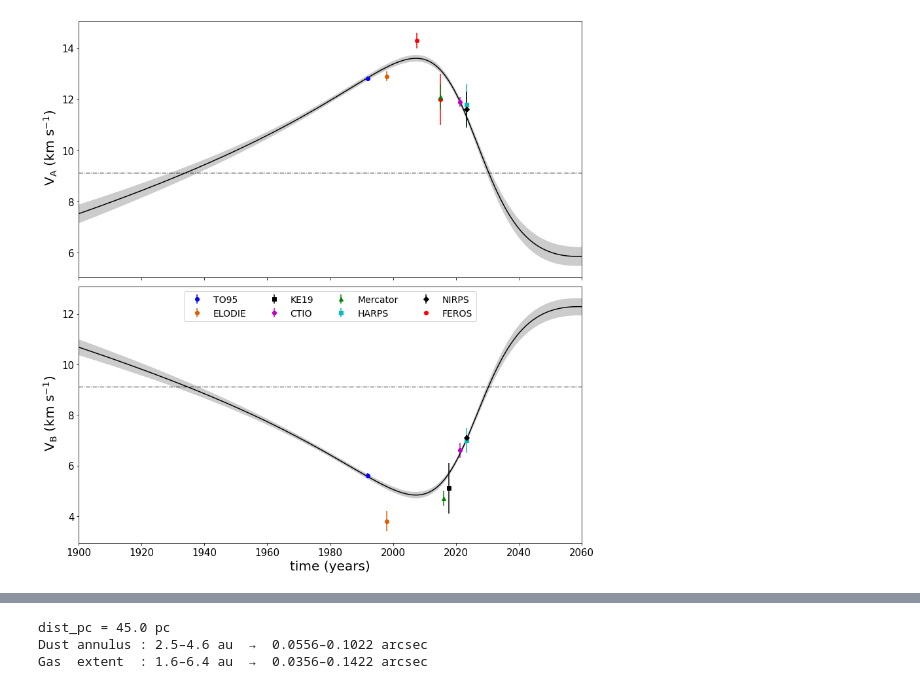
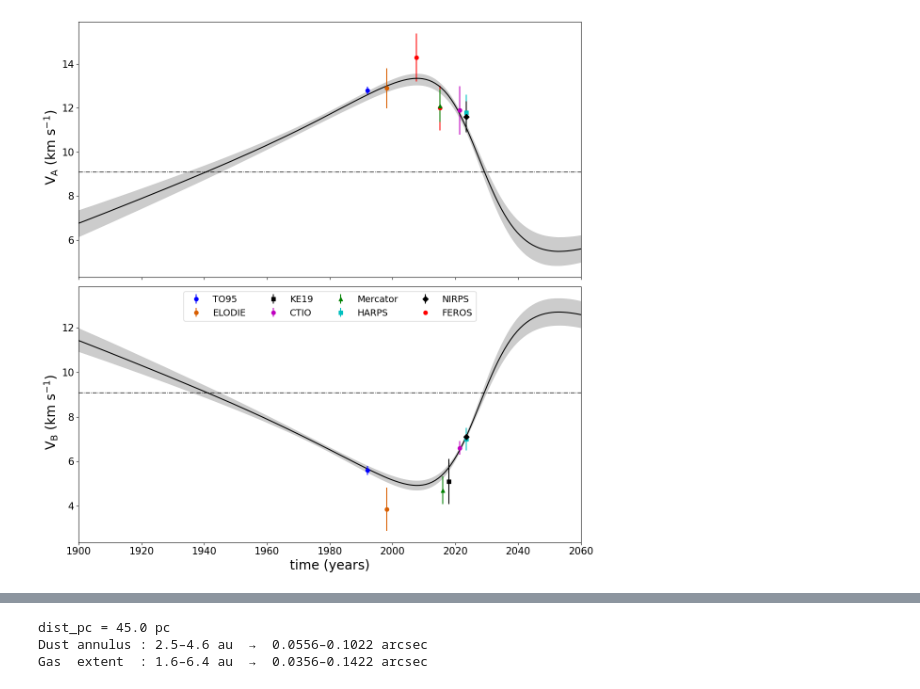
Before and after one commit to szunigaf/HD98800-orbit, a Jupyter notebook: AB/AB_orbit.ipynb, the cells around one changed output, grey strips where cells are left out. Saved outputs shown, nothing was run; the diff lists cells and outputs as text; code cells hidden in the pictures.

```diff
--- a/AB/AB_orbit.ipynb
+++ b/AB/AB_orbit.ipynb
@@ -62,12 +65,11 @@ yr = 365.25
 # parallax from Validation of the new Hipparcos reduction (2007).
 plx_hip = [22.27, 2.31]
 
-# From our orbital solution
-plx_BaBb = [21.9, 0.4]
+# From our last orbital solution
+plx_BaBb = [21.9, 0.35]
 
 
-# RV from our orbital solution of AaAb and BaBb (gamma_1 and gamma_2)
-
+# RV from our last orbital solution of AaAb and BaBb (gamma_1 and gamma_2)
 RV_A = pd.read_csv('RV_A.csv')
 RV_B = pd.read_csv('RV_B.csv')
 
@@ -83,7 +85,7 @@ rvB_err = np.ascontiguousarray(RV_B["B_err"], dtype=float) # km/s
 # %%
 # Read astrometry
 
-astrometry_AB = pd.read_csv('AB_astrometry_2.csv')
+astrometry_AB = pd.read_csv('AB_astrometry.csv')
 
 # convert years to jds
 astro_jds = Time(np.ascontiguousarray(astrometry_AB["date"]), format="byear").jd
@@ -651,6 +653,6 @@ calc_K_2(map_soln['Mtot'], map_soln['MA'], map_soln['ecc'], map_soln['incl'], ma
 np.random.seed(39091)
 with model:
     trace = pmx.sample(
-        tune=2500, draws=2000, start=map_soln, chains=7, cores=7, target_accept=0.95, init="adapt_full",
+        tune=4500, draws=2000, start=map_soln, chains=4, cores=4, target_accept=0.98, init="adapt_full",
     )
 # %% [output]
@@ -947,22 +931,50 @@ plt.show()
 # %%
 fig, ax = plt.subplots(nrows=2, sharex=True, figsize=(12, 12))
 
+def scaled_err(rv_err, jitter_name):
+    return np.sqrt(rv_err**2 + np.exp(2 * np.median(trace[jitter_name])))
+
+errA_TO95 = scaled_err(rvA_err[0], "logjitterouter")
+errA_ELO = scaled_err(rvA_err[1], "logjitterouter_ELO")
+errA_FEROS = scaled_err(rvA_err[2], "logjitterouter_FEROS")
+errA_FEROS2 = scaled_err(rvA_err[3], "logjitterouter_FEROS2")
+errA_CTIO = scaled_err(rvA_err[4], "logjitterouter_CTIO")
+errA_MERCATOR = scaled_err(rvA_err[5], "logjitterouter_MERCATOR")
+errA_HARPS = scaled_err(rvA_err[6], "logjitterouter_HARPS")
+errA_NIRPS = scaled_err(rvA_err[7], "logjitterouter_NIRPS")
+
+errB_TO95 = scaled_err(rvB_err[0], "logjitterouter")
+errB_ELO = scaled_err(rvB_err[1], "logjitterouter_ELO")
+errB_K19 = scaled_err(rvB_err[2], "logjitterouter_K19")
+errB_CTIO = scaled_err(rvB_err[3], "logjitterouter_CTIO")
+errB_MERCATOR = scaled_err(rvB_err[4], "logjitterouter_MERCATOR")
+errB_HARPS = scaled_err(rvB_err[5], "logjitterouter_HARPS")
+errB_NIRPS = scaled_err(rvB_err[6], "logjitterouter_NIRPS")
+
 ax[0].axhline(gamma[1], color='k', linestyle='dashdot', lw=1)
-ax[0].errorbar(Time(t_A, format="jd").byear[0], rvA[0], yerr=rvA_err[0],
+#TO95
+ax[0].errorbar(Time(t_A, format="jd").byear[0], rvA[0], yerr=errA_TO95,
                fmt="ob", lw=1.5, ms=6)
-ax[0].errorbar(Time(t_A, format="jd").byear[2], rvA[2], yerr=rvA_err[2],
+#FEROS
+ax[0].errorbar(Time(t_A, format="jd").byear[2], rvA[2], yerr=errA_FEROS,
                fmt="or", lw=1.5, ms=6)
-ax[0].errorbar(Time(t_A, format="jd").byear[4], rvA[4], yerr=rvA_err[4],
+#CTIO
+ax[0].errorbar(Time(t_A, format="jd").byear[4], rvA[4], yerr=errA_CTIO,
                fmt="om", lw=1.5, ms=6)
-ax[0].errorbar(Time(t_A, format="jd").byear[3], rvA[3], yerr=rvA_err[3],
+#FEROS2
+ax[0].errorbar(Time(t_A, format="jd").byear[3], rvA[3], yerr=errA_FEROS2,
                fmt="or", lw=1.5, ms=6)
-ax[0].errorbar(Time(t_A, format="jd").byear[1], rvA[1], yerr=rvA_err[1],
+#ELODIE
+ax[0].errorbar(Time(t_A, format="jd").byear[1], rvA[1], yerr=errA_ELO,
                fmt="o", color="#d95f02", lw=1.5, ms=6)
-ax[0].errorbar(Time(t_A, format="jd").byear[5], rvA[5], yerr=rvA_err[5],
+#Mercator
+ax[0].errorbar(Time(t_A, format="jd").byear[5], rvA[5], yerr=errA_MERCATOR,
                fmt="^g", lw=1.5, ms=6)
-ax[0].errorbar(Time(t_A, format="jd").byear[6], rvA[6], yerr=rvA_err[6],
+#HARPS
+ax[0].errorbar(Time(t_A, format="jd").byear[6], rvA[6], yerr=errA_HARPS,
                fmt="sc", lw=1.5, ms=6)
-ax[0].errorbar(Time(t_A, format="jd").byear[7], rvA[7], yerr=rvA_err[7],
+#NIRPS
+ax[0].errorbar(Time(t_A, format="jd").byear[7], rvA[7], yerr=errA_NIRPS,
                fmt="Dk", lw=1.5, ms=6)
 
 ax[0].fill_between(t_fine_y, RV1_save[0], RV1_save[2], color="k", lw=0.2, alpha = 0.2)
@@ -970,39 +982,39 @@ ax[0].plot(t_fine_y, RV1_save[1], color="k")
 ax[0].set_ylabel(r"$~\mathrm{V_A}$ ($\mathrm{km~s^{-1}}$)", fontsize=20)
 
 ax[1].axhline(gamma[1], color='k', linestyle='dashdot', lw=1)
-ax[1].errorbar(Time(t_B, format="jd").byear[0], rvB[0], yerr=rvB_err[0],
+ax[1].errorbar(Time(t_B, format="jd").byear[0], rvB[0], yerr=errB_TO95,
                fmt="ob", lw=1.5, ms=6, label='TO95')
-ax[1].errorbar(Time(t_B, format="jd").byear[1], rvB[1], yerr=rvB_err[1],
+ax[1].errorbar(Time(t_B, format="jd").byear[1], rvB[1], yerr=errB_ELO,
                fmt="o", color="#d95f02", lw=1.5, ms=6, label='ELODIE')
-ax[1].errorbar(Time(t_B, format="jd").byear[2], rvB[2], yerr=rvB_err[2],
+ax[1].errorbar(Time(t_B, format="jd").byear[2], rvB[2], yerr=errB_K19,
                fmt="sk", lw=1.5, ms=6, label='KE19')
-ax[1].errorbar(Time(t_B, format="jd").byear[3], rvB[3], yerr=rvB_err[3],
+ax[1].errorbar(Time(t_B, format="jd").byear[3], rvB[3], yerr=errB_CTIO,
                fmt="om", lw=1.5, ms=6, label='CTIO')
-ax[1].errorbar(Time(t_B, format="jd").byear[4], rvB[4], yerr=rvB_err[4],
+ax[1].errorbar(Time(t_B, format="jd").byear[4], rvB[4], yerr=errB_MERCATOR,
                fmt="^g", lw=1.5, ms=6, label='Mercator')
-ax[1].errorbar(Time(t_B, format="jd").byear[5], rvB[5], yerr=rvB_err[5],
+ax[1].errorbar(Time(t_B, format="jd").byear[5], rvB[5], yerr=errB_HARPS,
                fmt="sc", lw=1.5, ms=6, label='HARPS')
-ax[1].errorbar(Time(t_B, format="jd").byear[6], rvB[6], yerr=rvB_err[6],
+ax[1].errorbar(Time(t_B, format="jd").byear[6], rvB[6], yerr=errB_NIRPS,
                fmt="Dk", lw=1.5, ms=6, label='NIRPS')
 # FEROS — only present in panel A; dummy entry for legend
 ax[1].errorbar([], [], fmt="or", lw=1.5, ms=6, label='FEROS')
 
 ax[1].legend(loc='upper center', prop={'size': 14}, ncol=4)
 
 ax[1].fill_between(t_fine_y, RV2_save[0], RV2_save[2], color="k", lw=0.2, alpha = 0.2)
 ax[1].plot(t_fine_y, RV2_save[1], color="k")
 ax[1].set_ylabel(r"$~\mathrm{V_B}$ ($\mathrm{km~s^{-1}}$)", fontsize=20)
 _ = ax[1].set_xlabel("time (years)", fontsize=20)
 plt.setp(ax[1], xlim=[1900, 2060])
 
 plt.rc('xtick', labelsize=15)
 plt.rc('ytick', labelsize=15)
 
 plt.tight_layout()
 
 #plt.savefig('AB_Orbit_RV_2026.pdf')
 
 plt.show()
 # %% [output]
-[figure, old version]
+[figure, new version]
 # %%
```
Also changed, not shown: parts of 35 cells of this notebook, 36 other files.
